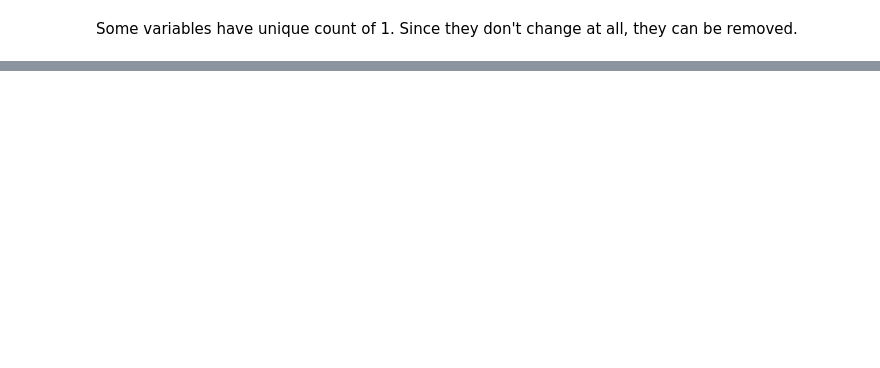
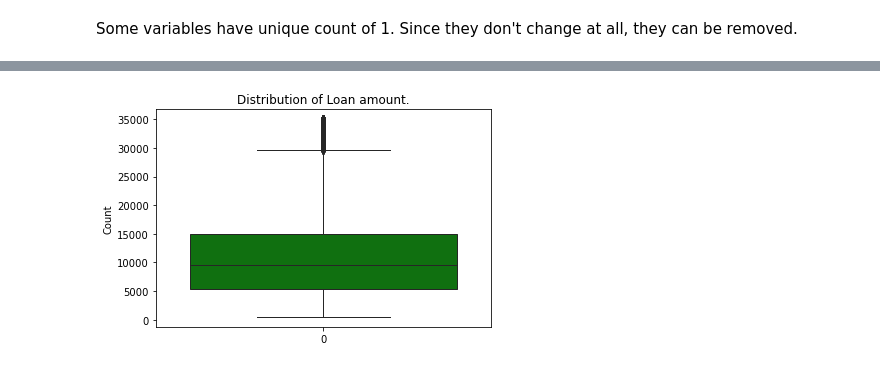
Before and after one commit to Himachallad/lending-club-casestudy, a Jupyter notebook: code/Lending club case study file.ipynb, the cells around one changed output, grey strips where cells are left out. Saved outputs shown, nothing was run; the diff lists cells and outputs as text; code cells hidden in the pictures; blank space fills up the shorter version.

Commit message:
Added univariate analysis for numerical variables

```diff
--- a/code/Lending club case study file.ipynb
+++ b/code/Lending club case study file.ipynb
@@ -447,0 +321,4 @@ dtype: int64
+# %%
+# We will input na as self, since no job is given for them
+loan_data.emp_title.fillna(value='Unknown', inplace=True)
+loan_data.emp_title.isna().sum()
@@ -447,0 +337,10 @@ dtype: int64
+# %%
+# Trim percentage to float
+loan_data['int_rate'] = loan_data['int_rate'].str.rstrip('%').astype('float64')
+loan_data['revol_util'] = loan_data['revol_util'].str.rstrip('%').astype('float64')
+# %%
+# Converting string amount columns into numeric data
+
+columns = ['loan_amnt','funded_amnt','int_rate','funded_amnt_inv','installment','annual_inc','dti','emp_length','total_pymnt']
+loan_data['emp_length'] = loan_data.emp_length.str.extract('(\d+)')
+loan_data[columns] = loan_data[columns].apply(pd.to_numeric)
@@ -447,0 +349,12 @@ dtype: int64
+# %%
+# issue_d (mmm-yy) can be broken month and year
+loan_data['issue_d'] = pd.to_datetime(loan_data['issue_d'], format='%b-%y')
+loan_data['issue_month'] = loan_data['issue_d'].dt.month
+loan_data['issue_year'] = loan_data['issue_d'].dt.year
+
+# last_pymnt_d (mmm-yy) can be broken month and year
+loan_data['last_pymnt_d'] = pd.to_datetime(loan_data['last_pymnt_d'], format='%b-%y')
+loan_data['last_pymnt_month'] = loan_data['last_pymnt_d'].dt.month
+loan_data['last_pymnt_year'] = loan_data['last_pymnt_d'].dt.year
+
+loan_data.head(3)
@@ -447,0 +383,7 @@ dtype: int64
+# %%
+sns.boxplot(data=loan_data.loan_amnt, color="green", linewidth=1)
+plt.title("Distribution of Loan amount.")
+plt.ylabel("Count")
+plt.show()
+# %% [output]
+[figure, added]
```
Also changed, not shown: parts of 74 cells of this notebook.
